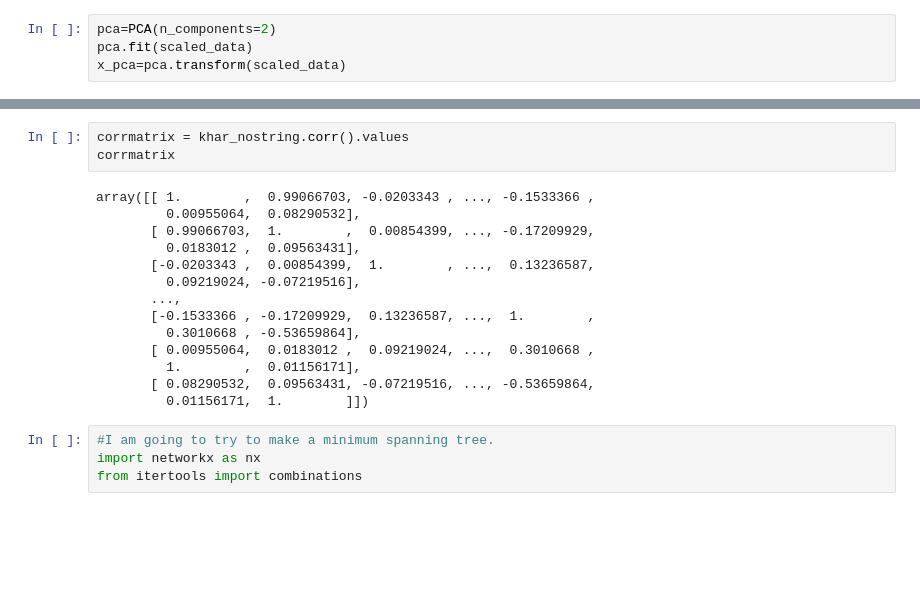
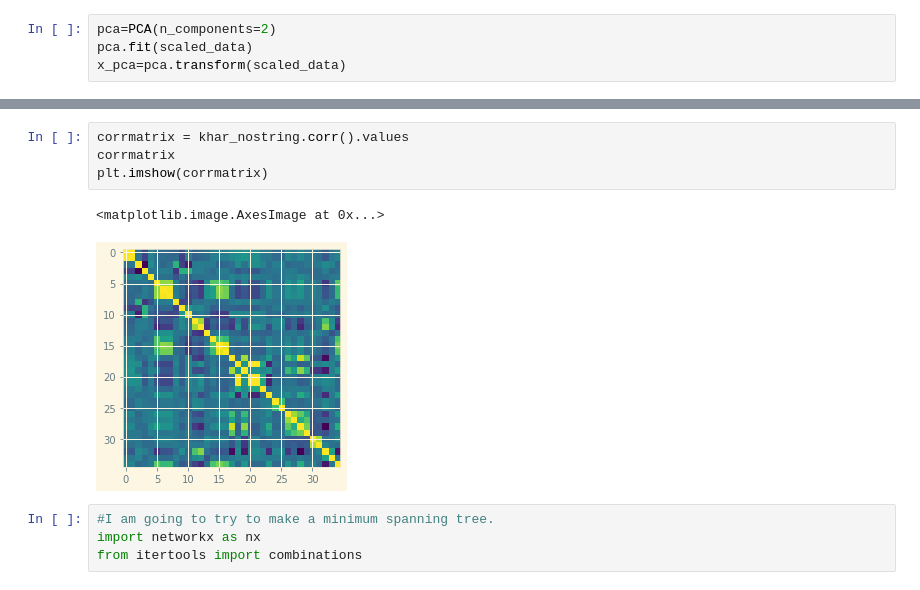
Before and after one commit to jpbatleidenuniv/BRP, a Jupyter notebook: Notebooks/Hunt_notebook.ipynb, the cells around one changed output, grey strips where cells are left out. Saved outputs shown, nothing was run; the diff lists cells and outputs as text; blank space fills up the shorter version.

```diff
--- a/Notebooks/Hunt_notebook.ipynb
+++ b/Notebooks/Hunt_notebook.ipynb
@@ -224,20 +224,10 @@ Text(0, 0.5, 'Second principle component')
 # %%
 corrmatrix = khar_nostring.corr().values
 corrmatrix
+plt.imshow(corrmatrix)
 # %% [output]
-array([[ 1.        ,  0.99066703, -0.0203343 , ..., -0.1533366 ,
-         0.00955064,  0.08290532],
-       [ 0.99066703,  1.        ,  0.00854399, ..., -0.17209929,
-         0.0183012 ,  0.09563431],
-       [-0.0203343 ,  0.00854399,  1.        , ...,  0.13236587,
-         0.09219024, -0.07219516],
-       ...,
-       [-0.1533366 , -0.17209929,  0.13236587, ...,  1.        ,
-         0.3010668 , -0.53659864],
-       [ 0.00955064,  0.0183012 ,  0.09219024, ...,  0.3010668 ,
-         1.        ,  0.01156171],
-       [ 0.08290532,  0.09563431, -0.07219516, ..., -0.53659864,
-         0.01156171,  1.        ]])
+<matplotlib.image.AxesImage at 0x...>
+[figure, added]
 # %%
 #I am going to try to make a minimum spanning tree.
 import networkx as nx
```
Also changed, not shown: parts of 4 cells of this notebook.
